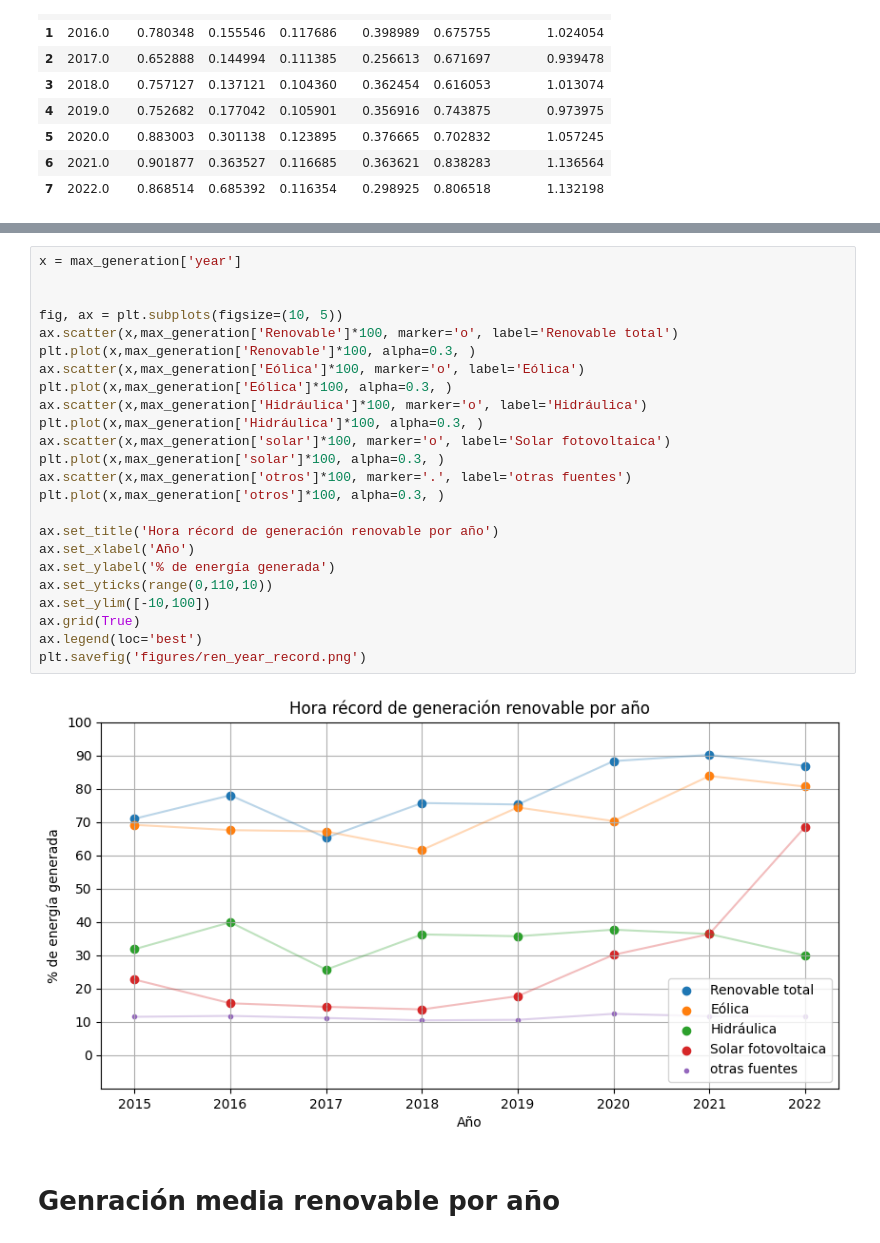
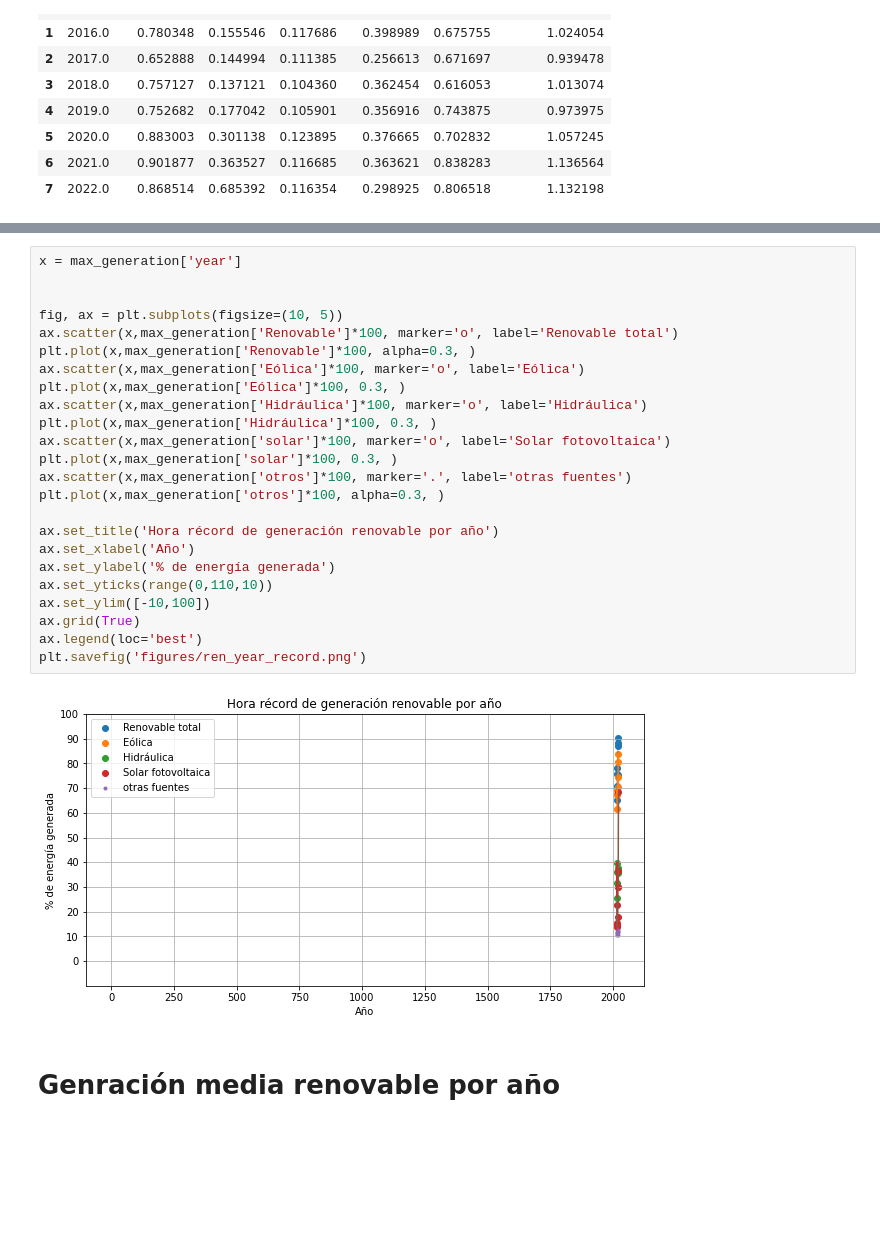
Before and after one commit to JorgeAvilaG/spanish-electricity-network-eda, a Jupyter notebook: process_data.ipynb, the cells around one changed output, grey strips where cells are left out. Saved outputs shown, nothing was run; the diff lists cells and outputs as text; blank space fills up the shorter version.

```diff
--- a/process_data.ipynb
+++ b/process_data.ipynb
@@ -151,29 +151,29 @@ plt.savefig('figures/simp_year_record.png')
 # %%
 x = max_generation['year']
 
 
 fig, ax = plt.subplots(figsize=(10, 5))
 ax.scatter(x,max_generation['Renovable']*100, marker='o', label='Renovable total')
 plt.plot(x,max_generation['Renovable']*100, alpha=0.3, )
 ax.scatter(x,max_generation['Eólica']*100, marker='o', label='Eólica')
-plt.plot(x,max_generation['Eólica']*100, alpha=0.3, )
+plt.plot(x,max_generation['Eólica']*100, 0.3, )
 ax.scatter(x,max_generation['Hidráulica']*100, marker='o', label='Hidráulica')
-plt.plot(x,max_generation['Hidráulica']*100, alpha=0.3, )
+plt.plot(x,max_generation['Hidráulica']*100, 0.3, )
 ax.scatter(x,max_generation['solar']*100, marker='o', label='Solar fotovoltaica')
-plt.plot(x,max_generation['solar']*100, alpha=0.3, )
+plt.plot(x,max_generation['solar']*100, 0.3, )
 ax.scatter(x,max_generation['otros']*100, marker='.', label='otras fuentes')
 plt.plot(x,max_generation['otros']*100, alpha=0.3, )
 
 ax.set_title('Hora récord de generación renovable por año')
 ax.set_xlabel('Año')
 ax.set_ylabel('% de energía generada')
 ax.set_yticks(range(0,110,10))
 ax.set_ylim([-10,100])
 ax.grid(True)
 ax.legend(loc='best')
 plt.savefig('figures/ren_year_record.png')
 # %% [output]
-[figure, old version]
+[figure, new version]
 # %% [markdown]
 # Genración media renovable por año
 # %%
```
Also changed, not shown: parts of 6 cells of this notebook, 13 other files.
